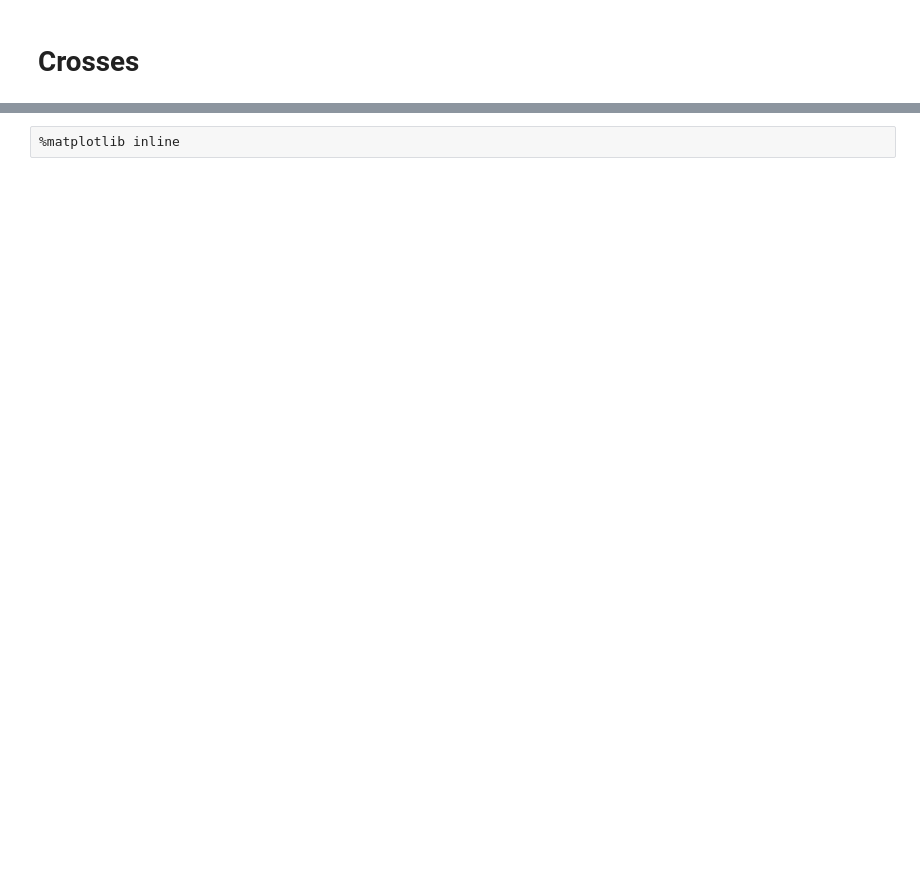
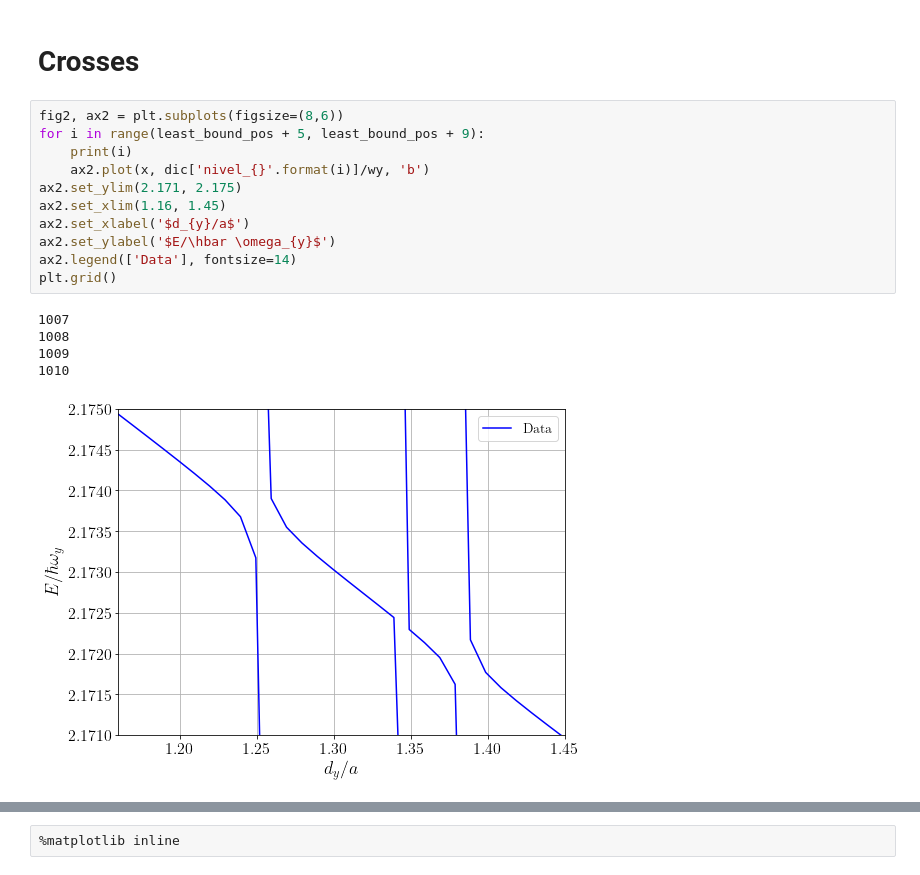
Before and after one commit to TsspGit/Ultracold_Atoms_src, a Jupyter notebook: Energies_Analysis_6042_4993_50.ipynb, the cells around one changed output, grey strips where cells are left out. Cells and saved outputs as stored; diff of their text form; blank space fills up the shorter version.

```diff
--- a/Energies_Analysis_6042_4993_50.ipynb
+++ b/Energies_Analysis_6042_4993_50.ipynb
@@ -92,2 +92,19 @@ plt.show()
 # %% [markdown]
 # Crosses
+# %%
+fig2, ax2 = plt.subplots(figsize=(8,6))
+for i in range(least_bound_pos + 5, least_bound_pos + 9):
+    print(i)
+    ax2.plot(x, dic['nivel_{}'.format(i)]/wy, 'b')
+ax2.set_ylim(2.171, 2.175)
+ax2.set_xlim(1.16, 1.45)
+ax2.set_xlabel('$d_{y}/a$')
+ax2.set_ylabel('$E/\hbar \omega_{y}$')
+ax2.legend(['Data'], fontsize=14)
+plt.grid()
+# %% [output]
+1007
+1008
+1009
+1010
+[figure, added]
```
Also changed, not shown: parts of 17 cells of this notebook, 19 other files.
